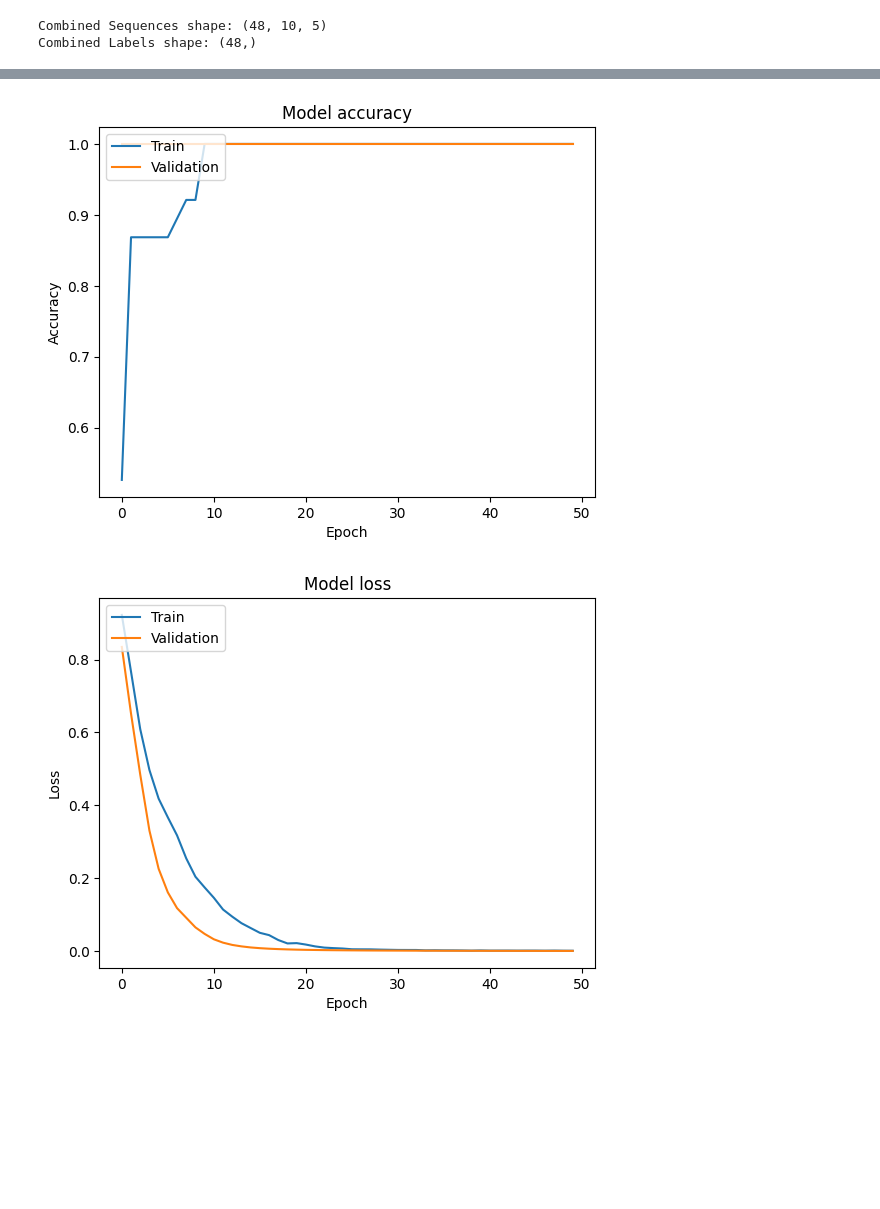
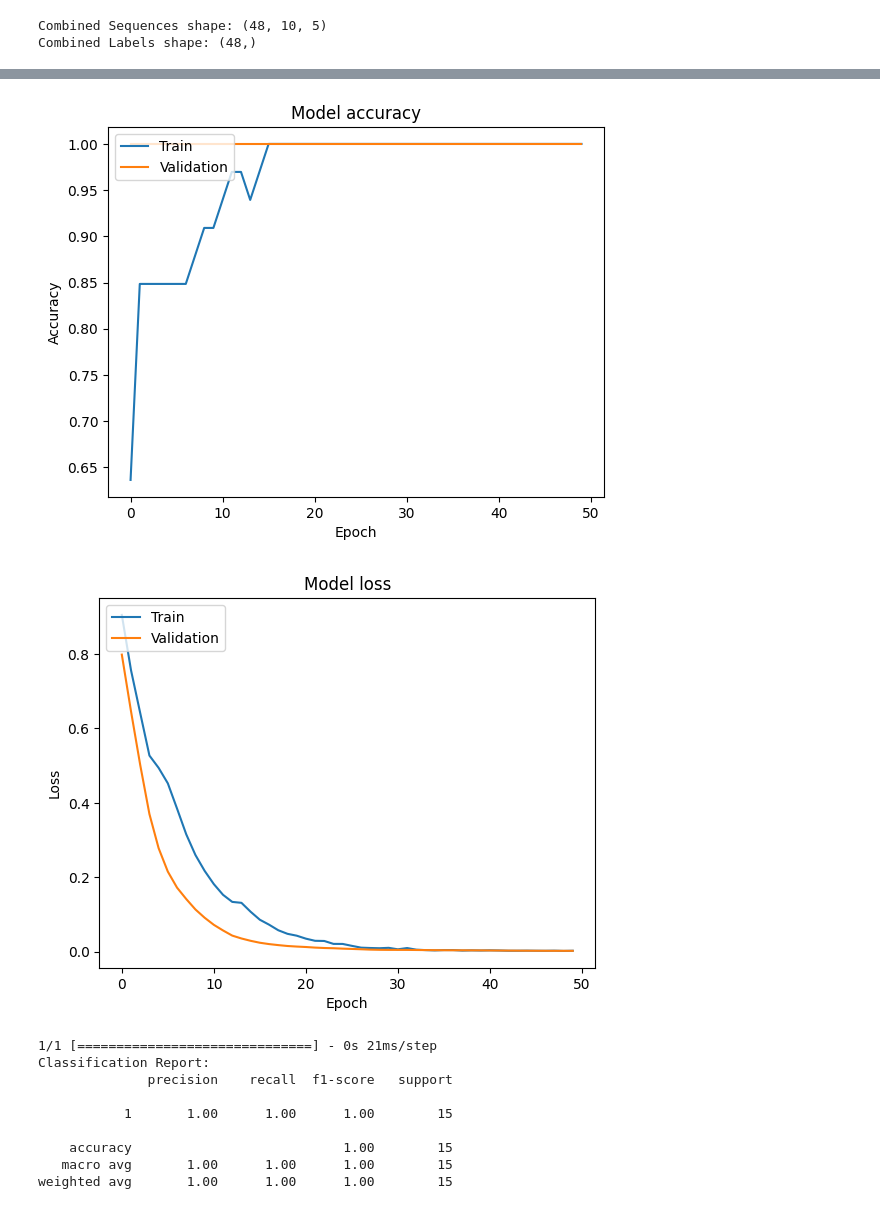
Before and after one commit to RitikaHiremath/DataScience, a Jupyter notebook: src/ipynb_notebooks/LSTM_Networks_Anomaly_Detection.ipynb, the cells around one changed output, grey strips where cells are left out. Cells and saved outputs as stored; diff of their text form; code cells hidden in the pictures; blank space fills up the shorter version.

Commit message:
evaluation metrics added

```diff
--- a/src/ipynb_notebooks/LSTM_Networks_Anomaly_Detection.ipynb
+++ b/src/ipynb_notebooks/LSTM_Networks_Anomaly_Detection.ipynb
@@ -224,6 +224,7 @@ class CustomLoss(Loss):
 from tensorflow.keras.models import Sequential
 from tensorflow.keras.layers import LSTM, Dense, Dropout
 from tensorflow.keras.callbacks import EarlyStopping
+from tensorflow.keras.metrics import Precision, Recall
 
 # Create an LSTM model with Dropout
 def create_lstm_model(input_shape):
@@ -233,7 +234,7 @@ def create_lstm_model(input_shape):
     model.add(LSTM(50))
     model.add(Dropout(0.2))  # Add dropout layer
     model.add(Dense(1, activation='sigmoid'))  # Output layer with sigmoid activation for binary classification
-    model.compile(optimizer='adam', loss=CustomLoss(), metrics=['accuracy'])
+    model.compile(optimizer='adam', loss=CustomLoss(), metrics=['accuracy', Precision(name='precision'), Recall(name='recall')])
     return model
 
 # Define input shape based on the combined data
@@ -245,16 +246,17 @@ model_combined = create_lstm_model(input_shape_combined)
 # Define early stopping callback
 early_stopping = EarlyStopping(monitor='val_loss', patience=3, restore_best_weights=True)
 
+X_train, X_val, y_train, y_val = train_test_split(X_combined, y_combined, test_size=0.3, stratify=y_combined, random_state=42)
 # Train the model
 history = model_combined.fit(
-    X_combined, y_combined,
+    X_train, y_train,
     epochs=50,
     batch_size=8,
-    validation_split=0.2,
+    validation_data=(X_val, y_val),
     callbacks=[early_stopping]
 )
 
 # Save the model
-model_combined.save('lstm_model_combined_with_custom_loss.h5')
+model_combined.save('AEGuard.h5')
 # %% [output]
 Epoch 1/50
@@ -277,23 +279,43 @@ Epoch 50/50
 # %%
-# Plot training & validation accuracy values
 import matplotlib.pyplot as plt
+from sklearn.metrics import confusion_matrix, classification_report
 
 plt.plot(history.history['accuracy'])
 plt.plot(history.history['val_accuracy'])
 plt.title('Model accuracy')
 plt.ylabel('Accuracy')
 plt.xlabel('Epoch')
 plt.legend(['Train', 'Validation'], loc='upper left')
 plt.show()
 
 # Plot training & validation loss values
 plt.plot(history.history['loss'])
 plt.plot(history.history['val_loss'])
 plt.title('Model loss')
 plt.ylabel('Loss')
 plt.xlabel('Epoch')
 plt.legend(['Train', 'Validation'], loc='upper left')
 plt.show()
+
+# Evaluate the model on the validation set
+X_val = X_combined[int(0.7*len(X_combined)):]
+y_val = y_combined[int(0.7*len(y_combined)):]
+
+y_pred = (model_combined.predict(X_val) > 0.5).astype("int32")
+
+# Classification report
+cr = classification_report(y_val, y_pred)
+print("Classification Report:")
+print(cr)
 # %% [output]
-[figure, old version]
+[figure, new version]
-[figure, old version]
+[figure, new version]
+1/1 [==============================] - 0s 21ms/step
+Classification Report:
+              precision    recall  f1-score   support
+
+           1       1.00      1.00      1.00        15
+
+    accuracy                           1.00        15
+   macro avg       1.00      1.00      1.00        15
+weighted avg       1.00      1.00      1.00        15
```
Also changed, not shown: parts of 1 cell of this notebook.
